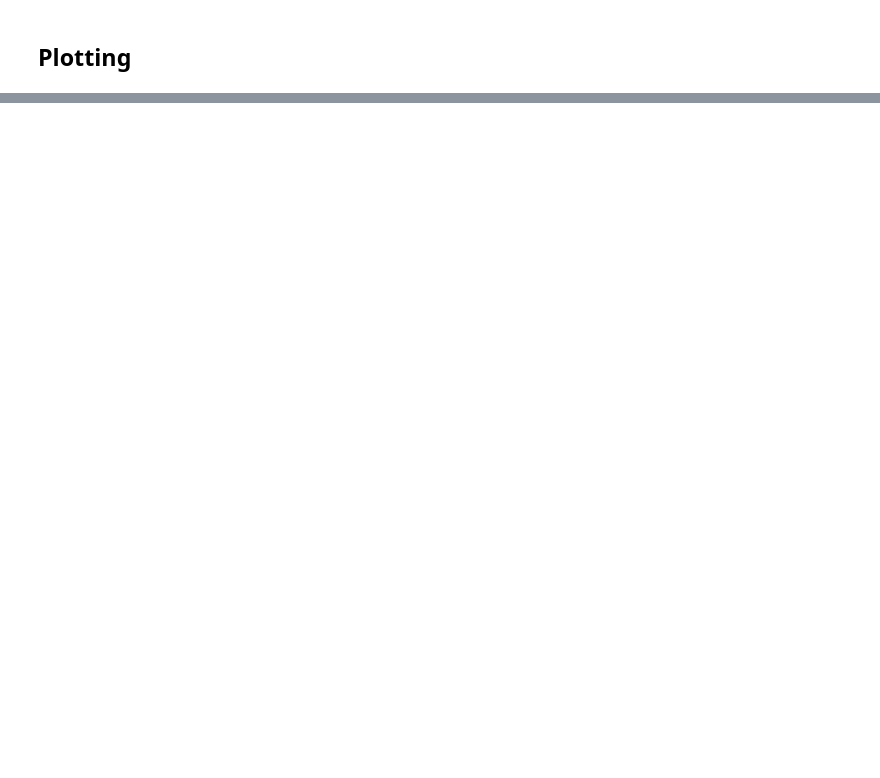
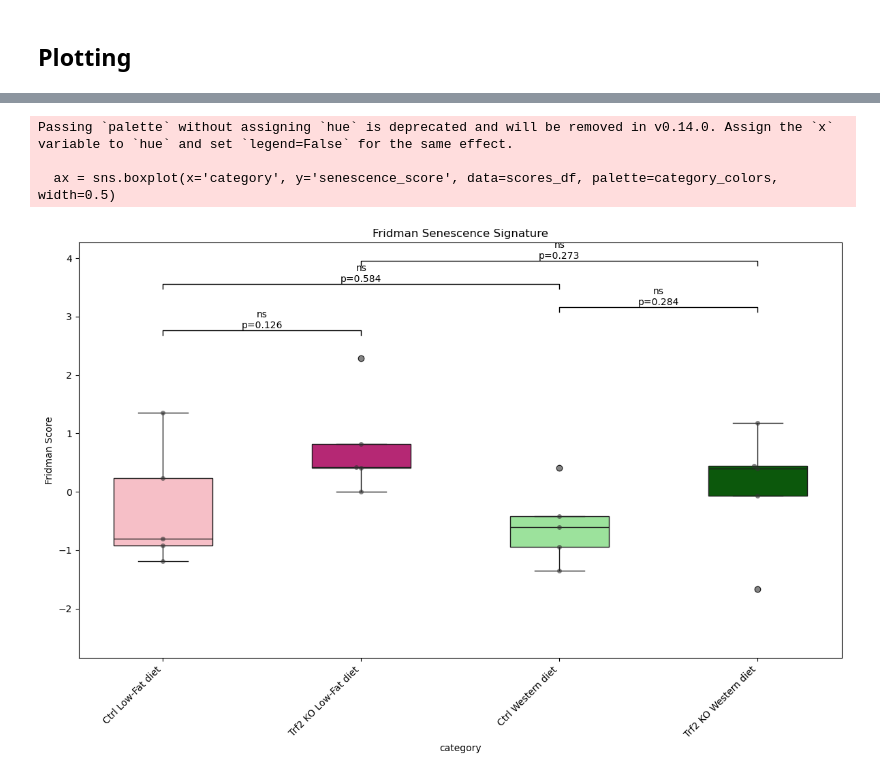
Before and after one commit to akanksha-sachan/ERCC1_iPSC_analysis, a Jupyter notebook: mouse_liver/sen_scores.ipynb, the cells around one changed output, grey strips where cells are left out. Drawn from its saved outputs; the diff is of its cells as text; code cells hidden in the pictures; blank space fills up the shorter version.

```diff
--- a/mouse_liver/sen_scores.ipynb
+++ b/mouse_liver/sen_scores.ipynb
@@ -405,0 +410,13 @@ Passing `palette` without assigning `hue` is deprecated and will be removed in v
+# %%
+plot_scores_with_significance(
+    scores_df=fridman_scores,
+    category_colors=custom_colors,
+    title="Fridman Senescence Signature",
+    ylabel="Fridman Score",
+    n_permutations=10000
+)
+# %% [output]
+Passing `palette` without assigning `hue` is deprecated and will be removed in v0.14.0. Assign the `x` variable to `hue` and set `legend=False` for the same effect.
+
+  ax = sns.boxplot(x='category', y='senescence_score', data=scores_df, palette=category_colors, width=0.5)
+[figure, added]
```
Also changed, not shown: parts of 11 cells of this notebook.
